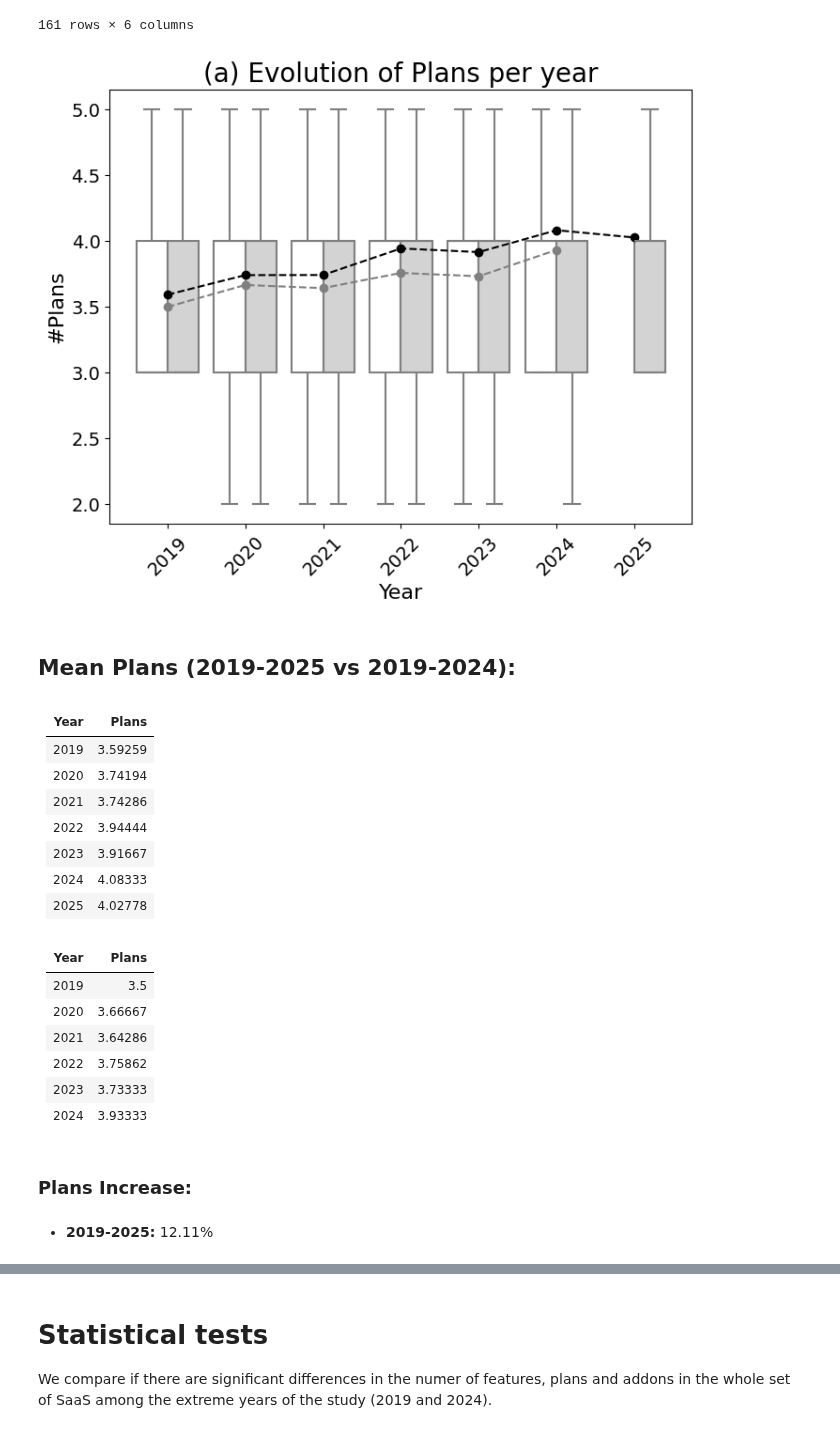
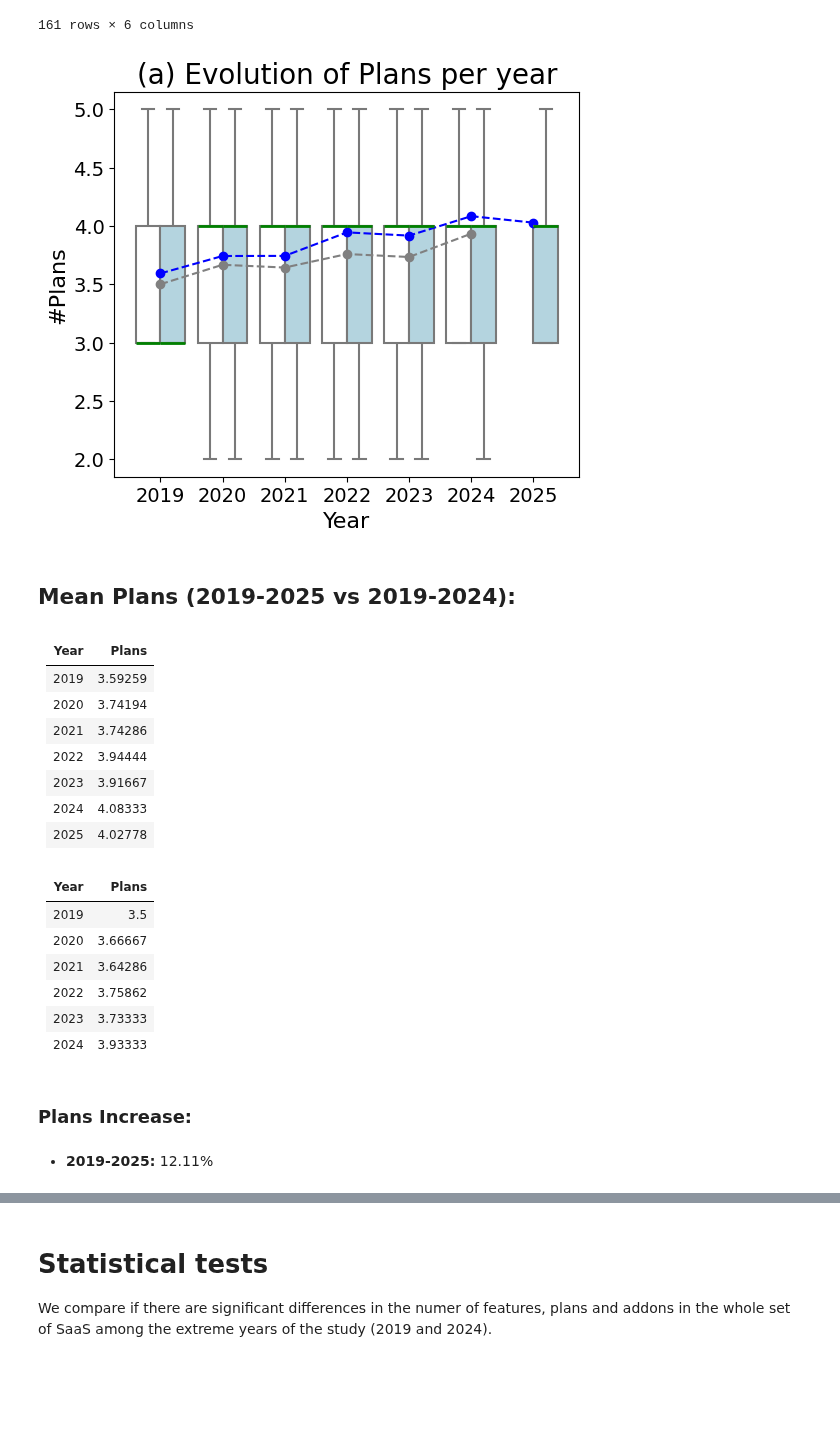
Before and after one commit to isa-group/SaaS-analysis, a Jupyter notebook: analysis_and_figures.ipynb, the cells around one changed output, grey strips where cells are left out. Saved outputs shown, nothing was run; the diff lists cells and outputs as text; code cells hidden in the pictures; blank space fills up the shorter version.

```diff
--- a/analysis_and_figures.ipynb
+++ b/analysis_and_figures.ipynb
@@ -212,6 +214,8 @@ draw_boxplot('Addons', tag="c")
 analytics_file = os.path.join(analytics_path, os.listdir(analytics_path)[0])
 df_2024 = build_dataframe(analytics_file)
 
+df_2024 = df_2024[~df_2024['SaaS'].isin(['Circleci', 'Okta', 'Shopify', 'Trello', 'Webflow', 'Zenhub', 'Zoom'])]
+
 # Displaying the DataFrame
 df_2024
 # %% [output]
@@ -255,9 +259,17 @@ def draw_comparative_boxplot(df1, df2, field, label1="Dataset 1", label2="Datase
     df_combined = df_combined.sort_values(by="Year")
 
     # Create figure
-    plt.figure(figsize=(8, 6))
+    plt.figure(figsize=(6, 5))
     ax = sns.boxplot(x="Year", y=field, hue="Dataset", data=df_combined,
-                     showfliers=False, linewidth=1.5, palette=["white", "lightgray"], legend=legend)
+                     showfliers=False, linewidth=1.5, palette=["white", "lightblue"], legend=legend)
+
+    # Add green lines to show the median of each box
+    medians_df1 = df1.groupby("Year")[field].median()
+    medians_df2 = df2.groupby("Year")[field].median()
+    for i, (year, median) in enumerate(medians_df1.items()):
+        plt.hlines(y=median, xmin=i, xmax=i + 0.4, color='green', linewidth=2, zorder=3)
+    for i, (year, median) in enumerate(medians_df2.items()):
+        plt.hlines(y=median, xmin=i - 0.4, xmax=i, color='green', linewidth=2, zorder=3)
 
     # Calculate means for each dataset
     means_df1 = df1.groupby("Year")[field].mean()
@@ -265,7 +277,7 @@ def draw_comparative_boxplot(df1, df2, field, label1="Dataset 1", label2="Datase
 
     # Add lines showing the evolution of the mean
     if print_mean:
-        plt.plot(means_df1.index, means_df1.values, color='black', marker='o', linestyle='--', label=f'Mean {label1}')
+        plt.plot(means_df1.index, means_df1.values, color='blue', marker='o', linestyle='--', label=f'Mean {label1}')
         plt.plot(means_df2.index, means_df2.values, color='grey', marker='o', linestyle='--', label=f'Mean {label2}')
 
     # Set title and labels
@@ -274,35 +286,35 @@ def draw_comparative_boxplot(df1, df2, field, label1="Dataset 1", label2="Datase
     else:
         plt.title(title, fontsize=titleSize)
 
     plt.xlabel("Year", fontsize=axisSize)
     plt.ylabel(y_label if y_label else f"#{field}", fontsize=axisSize)
-    plt.xticks(rotation=45, fontsize=fontSize)  # Rotate the years to avoid overlap
+    plt.xticks(fontsize=fontSize)  # Rotate the years to avoid overlap
     plt.yticks(fontsize=fontSize)
     if legend:
         plt.legend(fontsize=fontSize)
     # Save image
     plt.savefig(os.path.join(FIGURES_PATH, f"SaaS_{field}_Comparison_Boxplot.png"), format='png', dpi=300)
 
     # Show plot
     plt.show()
 
     # Display statistics in Markdown
     display(Markdown(f"## Mean {field} ({label1} vs {label2}):"))
     display(Markdown(means_df1.to_markdown()))
     display(Markdown(means_df2.to_markdown()))
 
     display(Markdown(f"### {field} Increase:"))
     increase1 = (means_df1.iloc[-1] / means_df1.iloc[0] - 1) * 100
     increase2 = (means_df2.iloc[-1] / means_df2.iloc[0] - 1) * 100
     display(Markdown(f"- **{label1}:** {increase1:.2f}%"))
     display(Markdown(f"- **{label2}:** {increase2:.2f}%"))
 
 draw_comparative_boxplot(df, df_2024, "Plans", "2019-2025", "2019-2024", legend=False, tag="a")
 draw_comparative_boxplot(df, df_2024, "Features", "2019-2025", "2019-2024", tag="b")
 draw_comparative_boxplot(df, df_2024, "Addons", "2019-2025", "2019-2024", tag="c")
 draw_comparative_boxplot(df, df_2024, "Configuration_space_size", "2019-2025", "2019-2024", print_mean=False, tag="d", title="(d) Configuration space evolution", y_label="Size of Configuration space size")
 # %% [output]
-[figure, old version]
+[figure, new version]
 ## Mean Plans (2019-2025 vs 2019-2024):
 |   Year |   Plans |
 |-------:|--------:|
```
Also changed, not shown: parts of 17 cells of this notebook, 11 other files.
